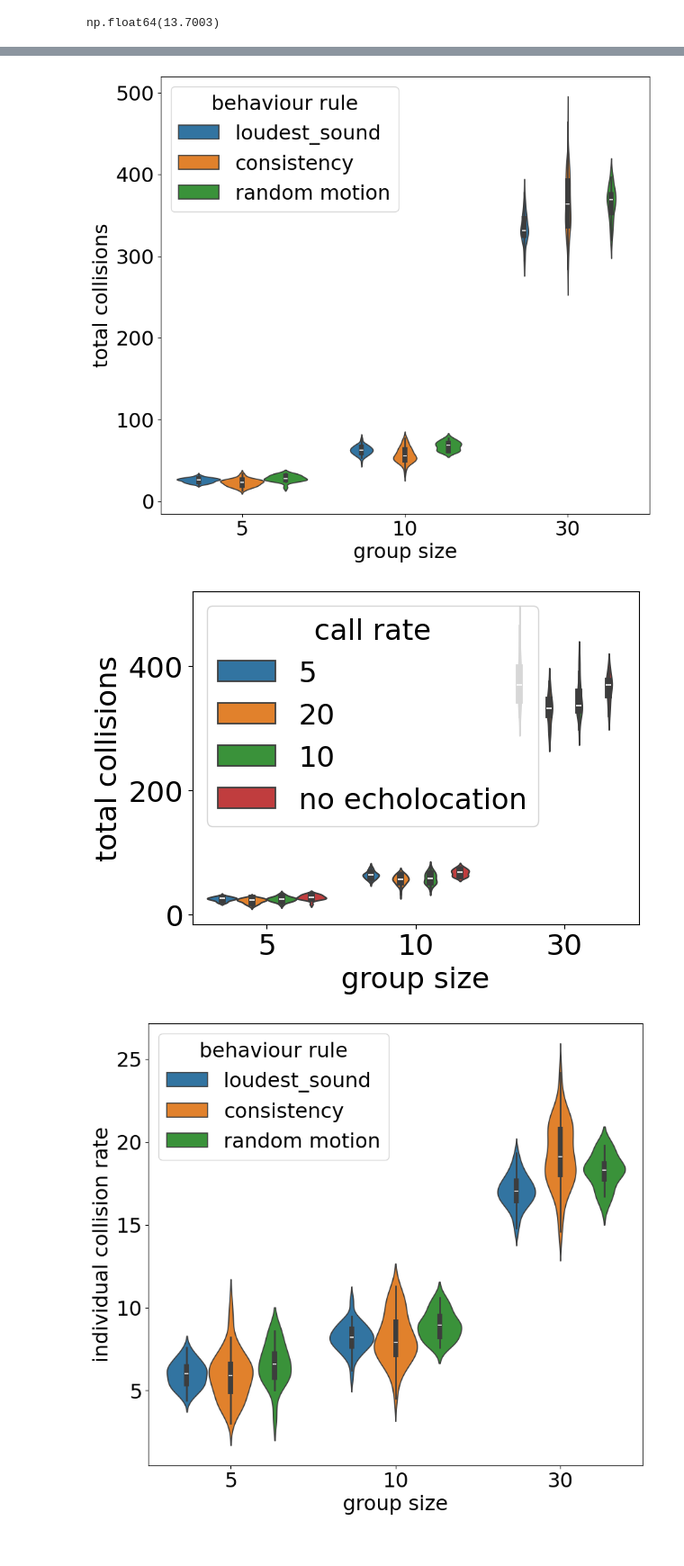
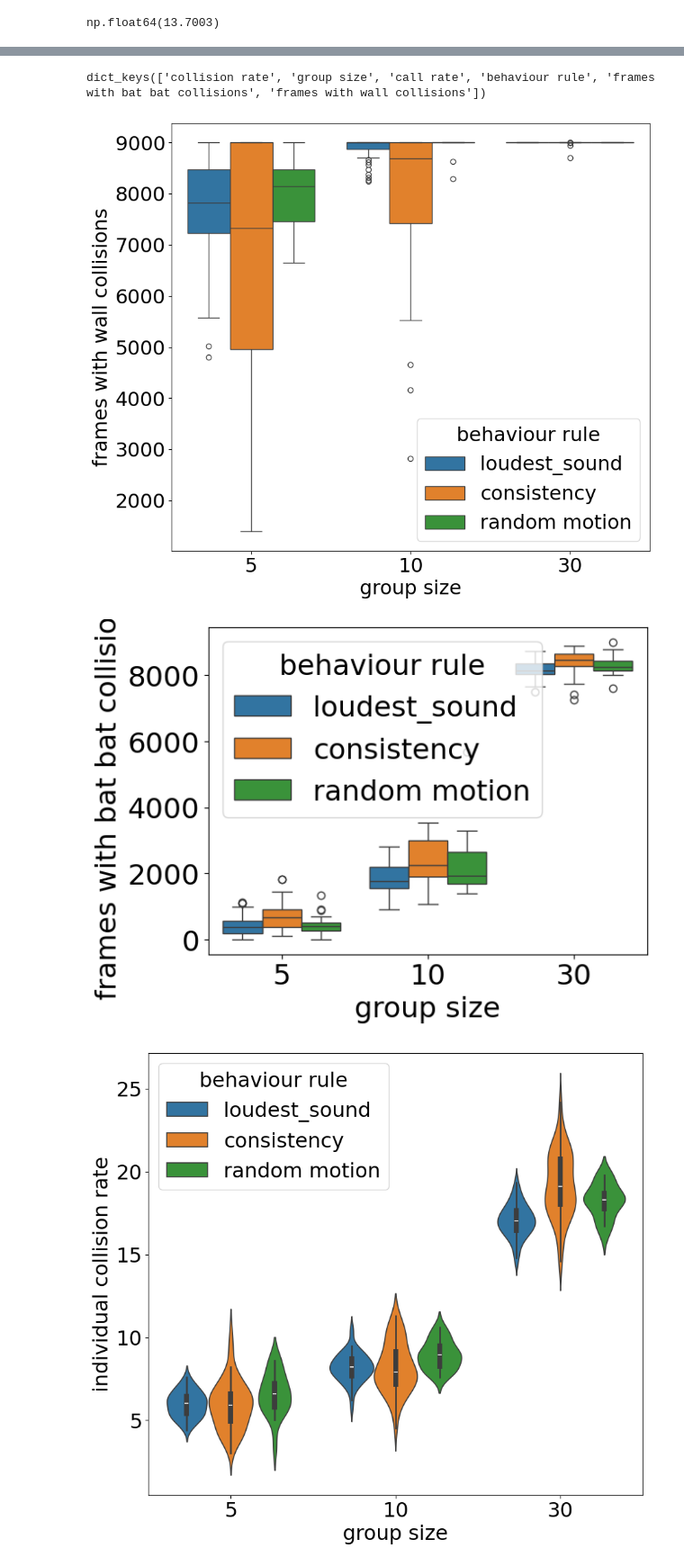
Before and after one commit to mogeraditya/dynamic_model_of_cocktail_party_nightmare, a Jupyter notebook: analysis_of_data/amlysisfornvg.ipynb, the cells around one changed output, grey strips where cells are left out. Shown at 90% size. Drawn from its saved outputs; the diff is of its cells as text; code cells hidden in the pictures.

```diff
--- a/analysis_of_data/amlysisfornvg.ipynb
+++ b/analysis_of_data/amlysisfornvg.ipynb
@@ -821,23 +819,30 @@ KeyboardInterrupt:
+# %%
+dicts.keys()
+dicts2= {k: v for k, v in dicts.items() if v}
+dicts2_random= {k: v for k, v in dicts_random.items() if v}
+dicts2.keys()
+# %% [output]
+dict_keys(['collision rate', 'group size', 'call rate', 'behaviour rule', 'frames with bat bat collisions', 'frames with wall collisions'])
 # %%
-df1 = pd.DataFrame.from_dict(dicts)
-df2 = pd.DataFrame.from_dict(dicts_random)
+df1 = pd.DataFrame.from_dict(dicts2)
+df2 = pd.DataFrame.from_dict(dicts2_random)
 df_merged2 = pd.concat([df1, df2], ignore_index=True, sort=False)
 df_merged2.to_pickle("nvg_final_data2.pkl")
 # %%
 # print(dict_w_values)
 import matplotlib.pyplot as plt
 import seaborn as sns
 plt.figure(figsize=(10, 9))
 plt.rcParams["font.size"] = "23"
 # plt.subplot(1, 3, 1)
-ax = sns.violinplot(data=df_merged, x="group size", y="total collisions", hue="behaviour rule")
+ax = sns.boxplot(data=df_merged2, x="group size", y="frames with wall collisions", hue="behaviour rule")
 plt.show()
-ax = sns.violinplot(data=df_merged, x="group size", y="total collisions", hue="call rate")
+ax = sns.boxplot(data=df_merged2, x="group size", y="frames with bat bat collisions", hue="behaviour rule")
 plt.show()
 # ax = sns.violinplot(data=dicts_random, x="group size", y="collision counts", hue="call rate")
 # %% [output]
-[figure, old version]
+[figure, new version]
-[figure, old version]
+[figure, new version]
 # %%
 
 plt.figure(figsize=(10, 9))
```
Also changed, not shown: parts of 8 cells of this notebook, 23 other files.
